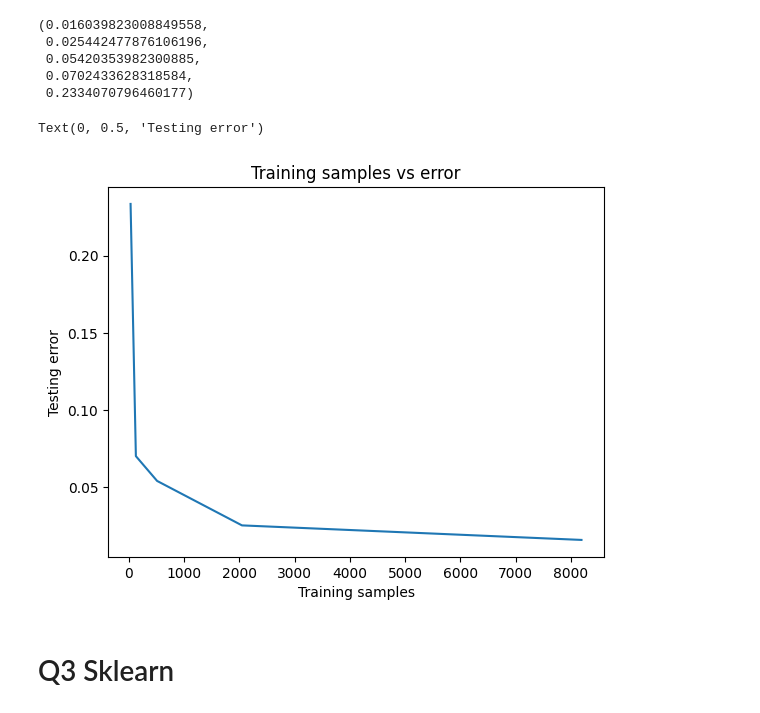
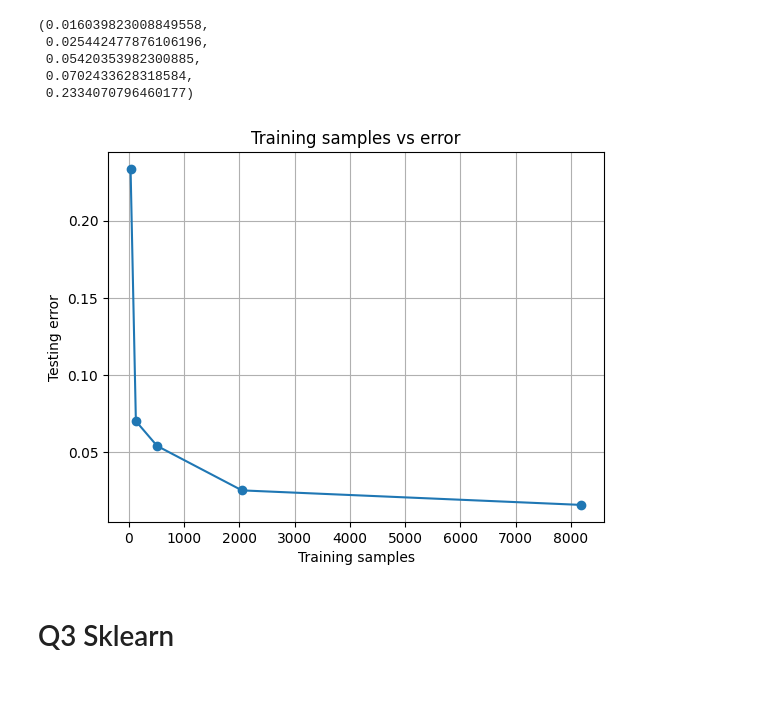
Before and after one commit to SistlaS/CS760Assgn, a Jupyter notebook: hw2/hw2.ipynb, the cells around one changed output. Drawn from its saved outputs; the diff is of its cells as text; code cells hidden in the pictures.

```diff
--- a/hw2/hw2.ipynb
+++ b/hw2/hw2.ipynb
@@ -30,0 +32,2 @@ plt.show()
+# %%
+X,y = read_data("./data/D3leaves.txt")
@@ -64,7 +85,12 @@ def calc_gain_ratio(parent, left, right):
     else:
         gain_ratio = 0  # Gain Ratio is 0 if split_info is 0
 
-    return info_gain, gain_ratio
+    if left_entropy == 0 or right_entropy == 0:
+        mutual_info = info_gain
+    else:
+        mutual_info = info_gain/min(left_entropy, right_entropy)
+
+    return info_gain, gain_ratio, mutual_info
 
 def calculate_info_gain(data):
     X = data[:, :-1]
@@ -74,39 +100,46 @@ def calculate_info_gain(data):
     best_split = {
         "best_gain_ratio" : -1,
         "best_gain" : -1,
+        "mutual_info" : -1,
         "feature" : None,
         "threshold" : None
     }
     info_gains = []
     info_gain_ratios = []
-
+    mutual_infos = []
     for feature_index in range(n_features):
         feature_values = X[:, feature_index]
 
         thresholds = np.unique(feature_values)
-
+        print(f"\nFor feature index : {feature_index}")
         for threshold in thresholds:
             left_indices = feature_values >= threshold
             right_indices = feature_values < threshold
 
-            info_gain, gain_ratio = calc_gain_ratio(y, y[left_indices], y[right_indices])
+            info_gain, gain_ratio, mutual_info = calc_gain_ratio(y, y[left_indices], y[right_indices])
 
             info_gains.append(info_gain)
             info_gain_ratios.append(gain_ratio)
+            mutual_infos.append(mutual_info)
+
+
+            print(f"\item Threshold = {threshold:.5f}, IG = {info_gain:.5f}, Gain ratio = {gain_ratio:.5f}, Mutual Info = {mutual_info:.5f}")
 
             if gain_ratio > best_split.get("best_gain_ratio", -1):
                 best_split["best_gain_ratio"] = gain_ratio
                 best_split["best_gain"] = info_gain
                 best_split["threshold"] = float(threshold)
                 best_split["feature"] = feature_index
+                best_split["mutual_info"] = mutual_info
 
-    return info_gains, info_gain_ratios, best_split
+    return info_gains, info_gain_ratios, mutual_infos, best_split
 
 
 
 data = np.loadtxt("./data/Druns.txt")
-inf_gain, inf_gain_ratio, best_split = calculate_info_gain(data)
-print("Best Split (Feature Index, Threshold, Information Gain, Information Gain Ratio):", best_split)
+inf_gain, inf_gain_ratio, mutual_infos, best_split = calculate_info_gain(data)
+print("\n Best Split (Feature Index, Threshold, Information Gain, Information Gain Ratio):", best_split)
 print(inf_gain)
-print(inf_gain_ratio)
+# print(inf_gain_ratio)
+print(mutual_infos)
 # %% [output]
@@ -260,7 +310,8 @@ class DecisionTree:
     def build_tree(self, dataset, current_depth=0):
         X, y = dataset[:, :-1], dataset[:,-1]
         n_samples, n_features = X.shape
-
+        if len(np.unique(y)) == 0:
+            return Node(is_leaf=True, prediction=int(np.unique(y)[0]))
         if n_samples == 0:
             # print("# samples = 0 : stopping and returning None")
             return Node(is_leaf=True, prediction=1)
@@ -323,7 +374,7 @@ class DecisionTree:
                 if feature_names is not None:
                     label = f"X{feature_names[node.feature]} >= {node.threshold:.2f}" # \nEntropy: {node.entropy:.2f}\nGain Ratio: {node.gain_ratio:.2f}"
                 else:
-                    label = f"X{node.feature} >= {node.threshold:.2f}" # \nEntropy: {node.entropy:.2f}\nGain Ratio: {node.gain_ratio:.2f}"
+                    label = f"X{node.feature+1} >= {node.threshold:.2f}" # \nEntropy: {node.entropy:.2f}\nGain Ratio: {node.gain_ratio:.2f}"
 
             dot.node(str(id(node)), label=label)
 
@@ -344,10 +395,8 @@ class DecisionTree:
         return self._count_nodes_recursive(self.root)
 
     def _count_nodes_recursive(self, node):
-        print(node)
-        print(type(node))
-        if isinstance(node, Node):  # Internal node
-            _, left_subtree, right_subtree = node.threshold, node.left, node.right
+        if node.is_leaf == False:  # Internal node
+            _, left_subtree, right_subtree = node.threshold, node.left_node, node.right_node
             return 1 + self._count_nodes_recursive(left_subtree) + self._count_nodes_recursive(right_subtree)
         else:  # Leaf node
             return 1
@@ -572,13 +592,14 @@ err_8192, err_2048, err_512, err_128, err_32
 # %%
 x = [8192, 2048, 512, 128, 32]
 y = [err_8192, err_2048, err_512, err_128, err_32]
-plt.plot(x,y)
+plt.plot(x,y, marker='o')
+plt.grid(True)
 plt.title('Training samples vs error')
 plt.xlabel("Training samples")
 plt.ylabel("Testing error")
+plt.savefig('learning_curve.png')
 # %% [output]
-Text(0, 0.5, 'Testing error')
-[figure, old version]
+[figure, new version]
 # %% [markdown]
 # Q3 Sklearn
 # %%
```
Also changed, not shown: parts of 23 cells of this notebook, 28 other files.
